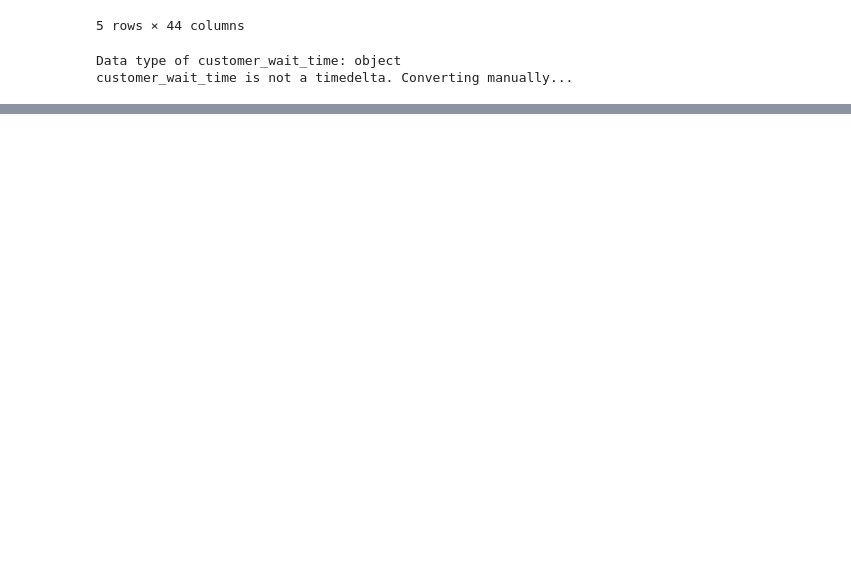
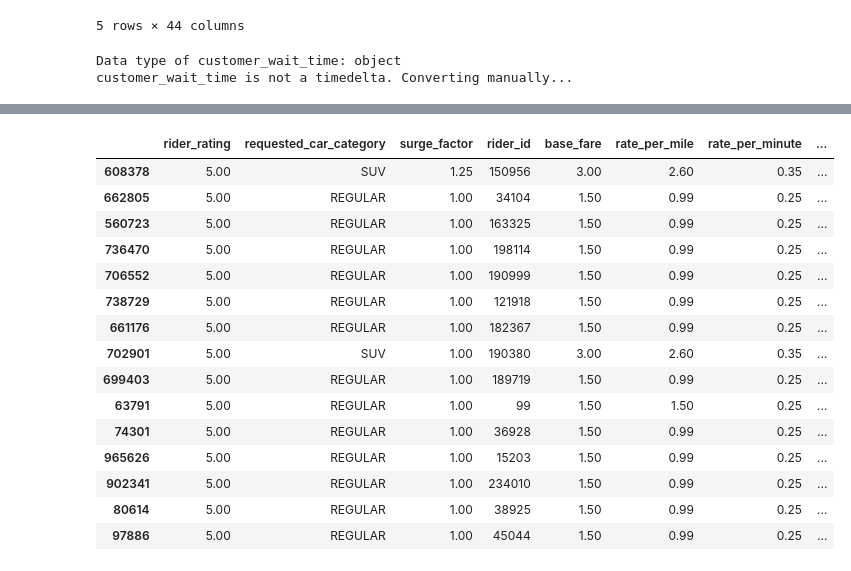
Before and after one commit to nossyd/ML-projects, a Jupyter notebook: predict-customer-wait-time/austin-rideshare-data-eda.ipynb, the cells around one changed output, grey strips where cells are left out. Cells and saved outputs as stored; diff of their text form; code cells hidden in the pictures; blank space fills up the shorter version.

```diff
--- a/predict-customer-wait-time/austin-rideshare-data-eda.ipynb
+++ b/predict-customer-wait-time/austin-rideshare-data-eda.ipynb
@@ -192,0 +220,2 @@ memory usage: 374.6+ MB
+# %%
+cols_to_keep = ['rider_rating', 'requested_car_category', 'surge_factor', 'rider_id', 'base_fare', 'rate_per_mile', 'rate_per_minute', 'travel_distance_miles', 'customer_wait_time_seconds']
@@ -192,0 +258,19 @@ memory usage: 374.6+ MB
+# %%
+rides_data_condense.sort_values(by=['travel_distance_miles'], ascending=False).head(15)
+# %% [output]
+|  | rider_rating | requested_car_category | surge_factor | rider_id | base_fare | rate_per_mile | rate_per_minute | ... |
+| 608378 | 5.00 | SUV | 1.25 | 150956 | 3.00 | 2.60 | 0.35 | ... |
+| 662805 | 5.00 | REGULAR | 1.00 | 34104 | 1.50 | 0.99 | 0.25 | ... |
+| 560723 | 5.00 | REGULAR | 1.00 | 163325 | 1.50 | 0.99 | 0.25 | ... |
+| 736470 | 5.00 | REGULAR | 1.00 | 198114 | 1.50 | 0.99 | 0.25 | ... |
+| 706552 | 5.00 | REGULAR | 1.00 | 190999 | 1.50 | 0.99 | 0.25 | ... |
+| 738729 | 5.00 | REGULAR | 1.00 | 121918 | 1.50 | 0.99 | 0.25 | ... |
+| 661176 | 5.00 | REGULAR | 1.00 | 182367 | 1.50 | 0.99 | 0.25 | ... |
+| 702901 | 5.00 | SUV | 1.00 | 190380 | 3.00 | 2.60 | 0.35 | ... |
+| 699403 | 5.00 | REGULAR | 1.00 | 189719 | 1.50 | 0.99 | 0.25 | ... |
+| 63791 | 5.00 | REGULAR | 1.00 | 99 | 1.50 | 1.50 | 0.25 | ... |
+| 74301 | 5.00 | REGULAR | 1.00 | 36928 | 1.50 | 0.99 | 0.25 | ... |
+| 965626 | 5.00 | REGULAR | 1.00 | 15203 | 1.50 | 0.99 | 0.25 | ... |
+| 902341 | 5.00 | REGULAR | 1.00 | 234010 | 1.50 | 0.99 | 0.25 | ... |
+| 80614 | 5.00 | REGULAR | 1.00 | 38925 | 1.50 | 0.99 | 0.25 | ... |
+| 97886 | 5.00 | REGULAR | 1.00 | 45044 | 1.50 | 0.99 | 0.25 | ... |
```
Also changed, not shown: parts of 18 cells of this notebook, 1 other file.
